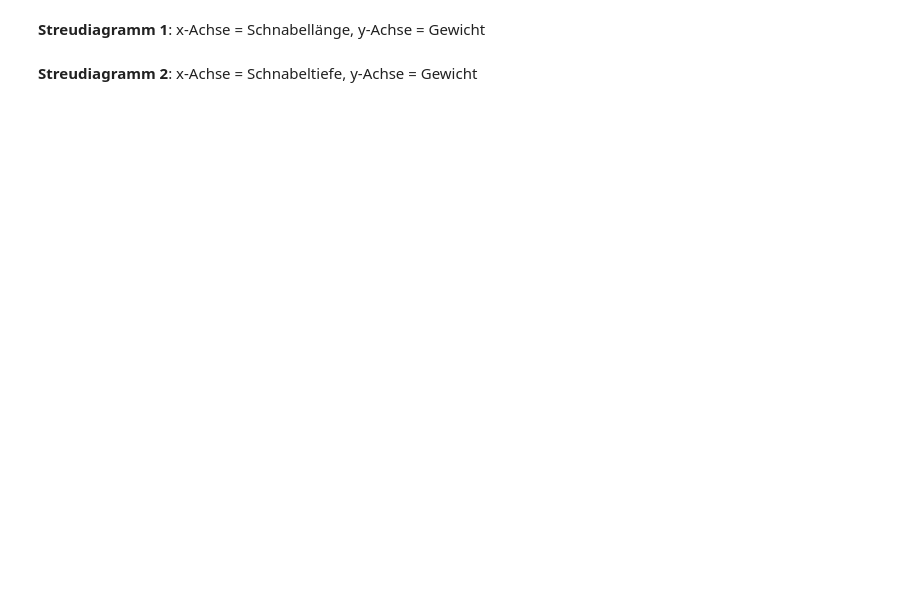
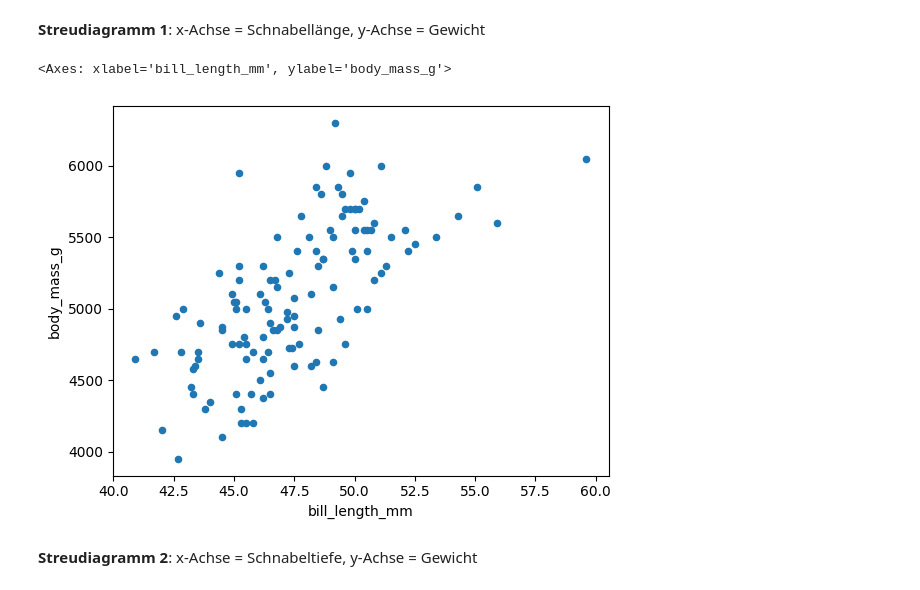
Before and after one commit to Timon-D3v/wahlfach-informatik, a Jupyter notebook: 30_Wiederholungsaufgaben.ipynb, the cells around one changed output. Drawn from its saved outputs; the diff is of its cells as text; code cells hidden in the pictures; blank space fills up the shorter version.

```diff
--- a/30_Wiederholungsaufgaben.ipynb
+++ b/30_Wiederholungsaufgaben.ipynb
@@ -83,6 +91,10 @@ import matplotlib.pyplot as plt
 **Streudiagramm 1**: x-Achse = Schnabellänge, y-Achse = Gewicht
 # %%
 # Hier Code eingeben
+gentoo.plot.scatter("bill_length_mm", "body_mass_g")
+# %% [output]
+<Axes: xlabel='bill_length_mm', ylabel='body_mass_g'>
+[figure, added]
 # %% [markdown]
 **Streudiagramm 2**: x-Achse = Schnabeltiefe, y-Achse = Gewicht
 # %%
```
Also changed, not shown: parts of 5 cells of this notebook, 20 other files.
